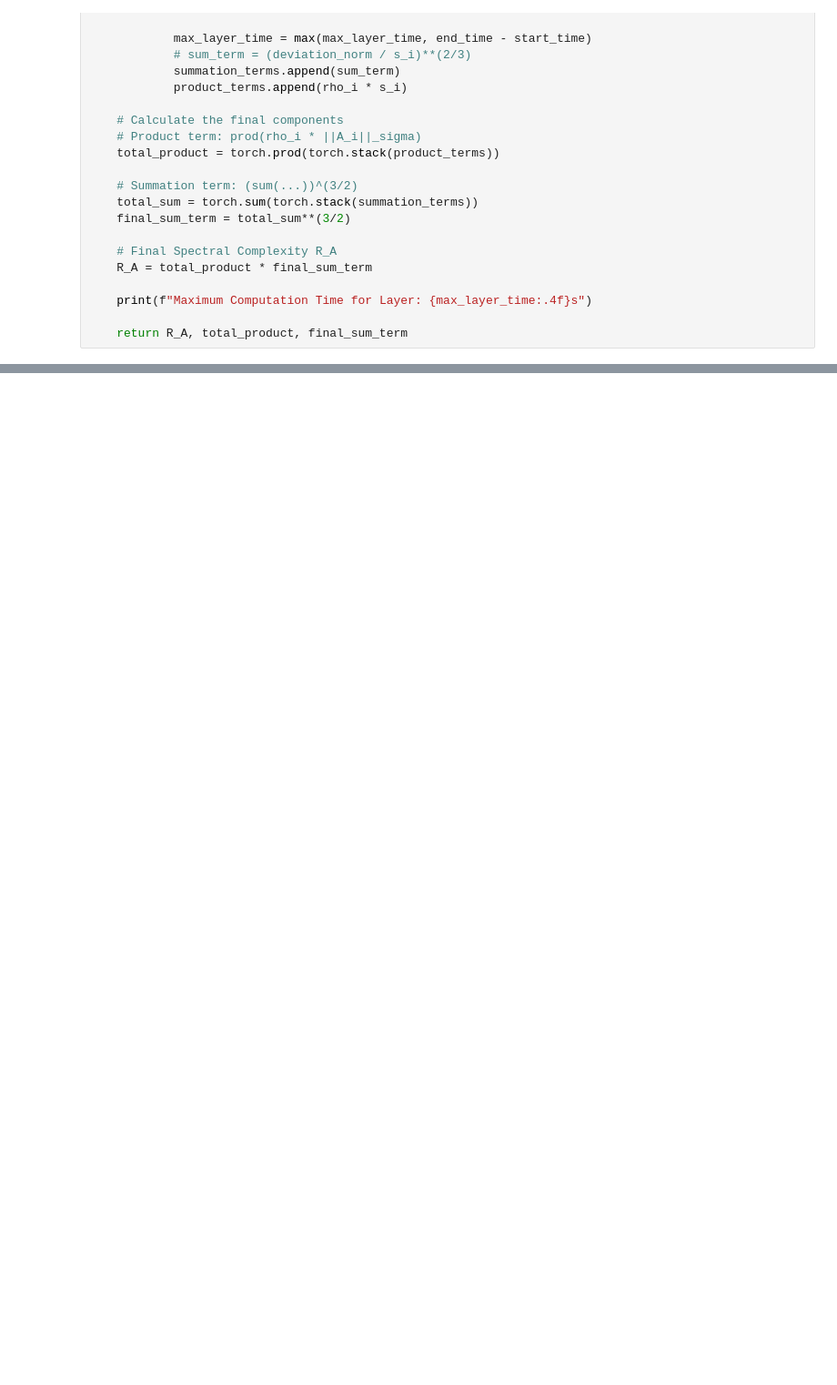
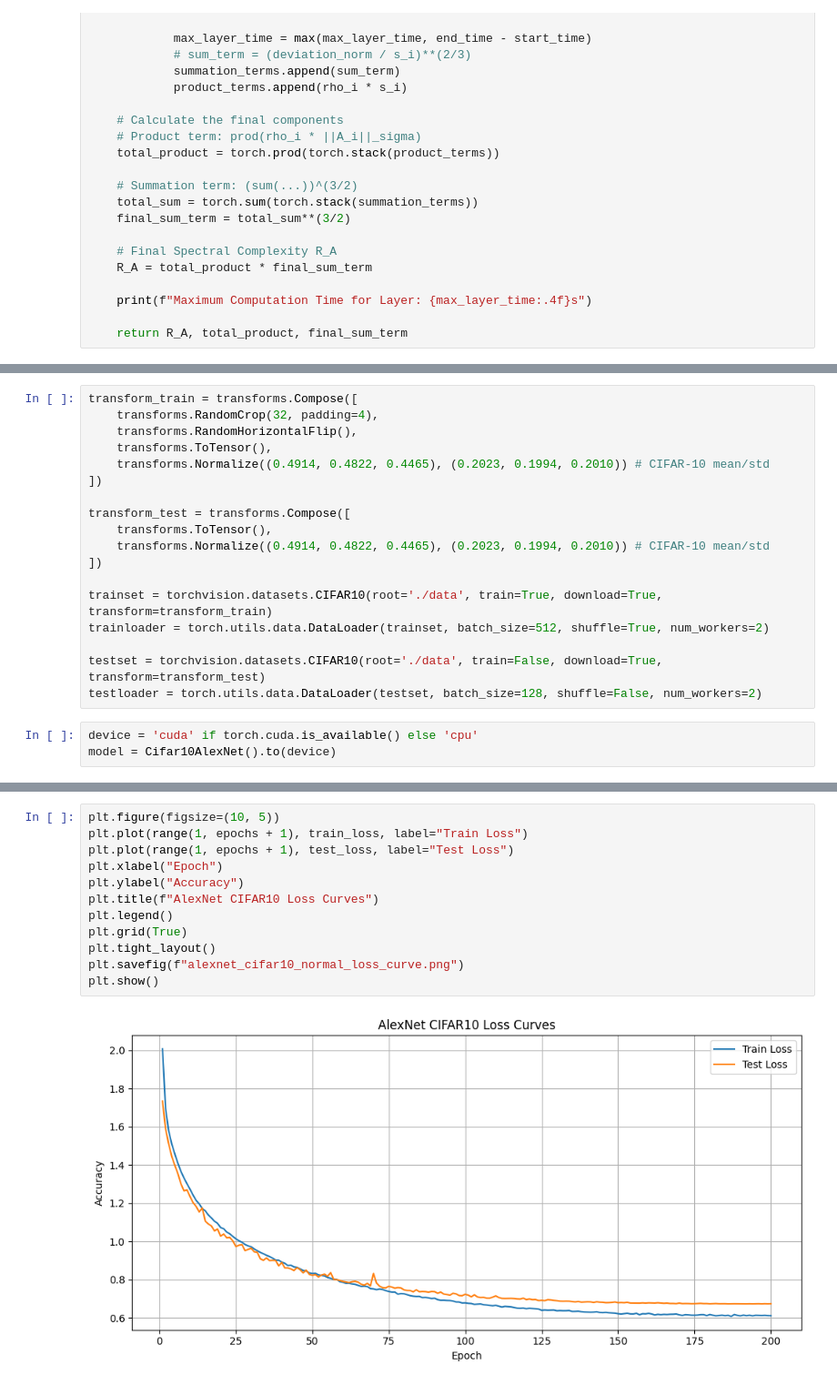
Before and after one commit to SamanwaySadhu/Privacy-Preserving-Overfitting-Detection, a Jupyter notebook: image_model_experiments/spectral_norm_alexnet_cifar10.ipynb, the cells around one changed output, grey strips where cells are left out. Shown at 91% size. Cells and saved outputs as stored; diff of their text form; blank space fills up the shorter version.

```diff
--- a/image_model_experiments/spectral_norm_alexnet_cifar10.ipynb
+++ b/image_model_experiments/spectral_norm_alexnet_cifar10.ipynb
@@ -375,0 +441,21 @@ plt.show()
+# %%
+transform_train = transforms.Compose([
+    transforms.RandomCrop(32, padding=4),
+    transforms.RandomHorizontalFlip(),
+    transforms.ToTensor(),
+    transforms.Normalize((0.4914, 0.4822, 0.4465), (0.2023, 0.1994, 0.2010)) # CIFAR-10 mean/std
+])
+
+transform_test = transforms.Compose([
+    transforms.ToTensor(),
+    transforms.Normalize((0.4914, 0.4822, 0.4465), (0.2023, 0.1994, 0.2010)) # CIFAR-10 mean/std
+])
+
+trainset = torchvision.datasets.CIFAR10(root='./data', train=True, download=True, transform=transform_train)
+trainloader = torch.utils.data.DataLoader(trainset, batch_size=512, shuffle=True, num_workers=2)
+
+testset = torchvision.datasets.CIFAR10(root='./data', train=False, download=True, transform=transform_test)
+testloader = torch.utils.data.DataLoader(testset, batch_size=128, shuffle=False, num_workers=2)
+# %%
+device = 'cuda' if torch.cuda.is_available() else 'cpu'
+model = Cifar10AlexNet().to(device)
@@ -375,0 +546,14 @@ plt.show()
+# %%
+plt.figure(figsize=(10, 5))
+plt.plot(range(1, epochs + 1), train_loss, label="Train Loss")
+plt.plot(range(1, epochs + 1), test_loss, label="Test Loss")
+plt.xlabel("Epoch")
+plt.ylabel("Accuracy")
+plt.title(f"AlexNet CIFAR10 Loss Curves")
+plt.legend()
+plt.grid(True)
+plt.tight_layout()
+plt.savefig(f"alexnet_cifar10_normal_loss_curve.png")
+plt.show()
+# %% [output]
+[figure, added]
```
Also changed, not shown: parts of 15 cells of this notebook, 3 other files.
